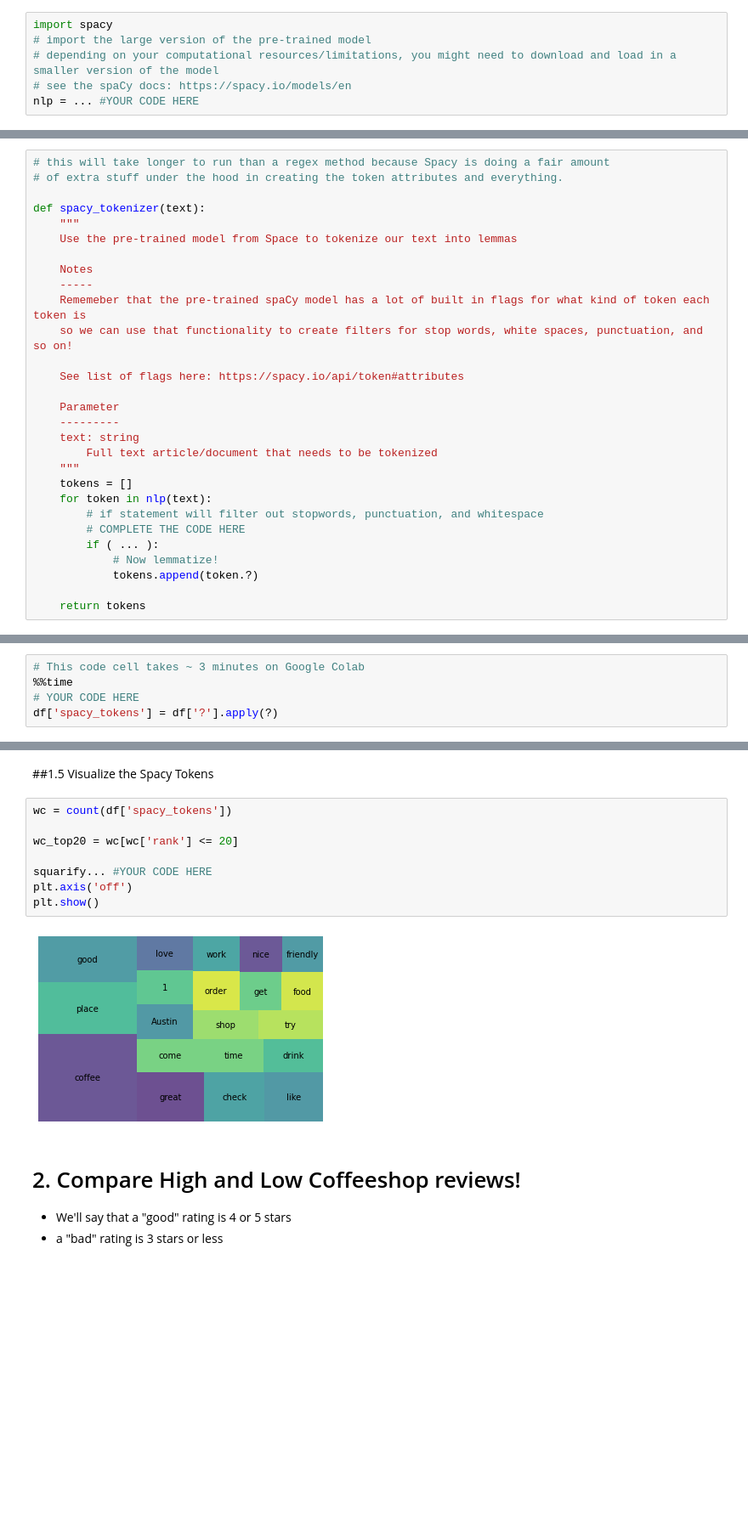
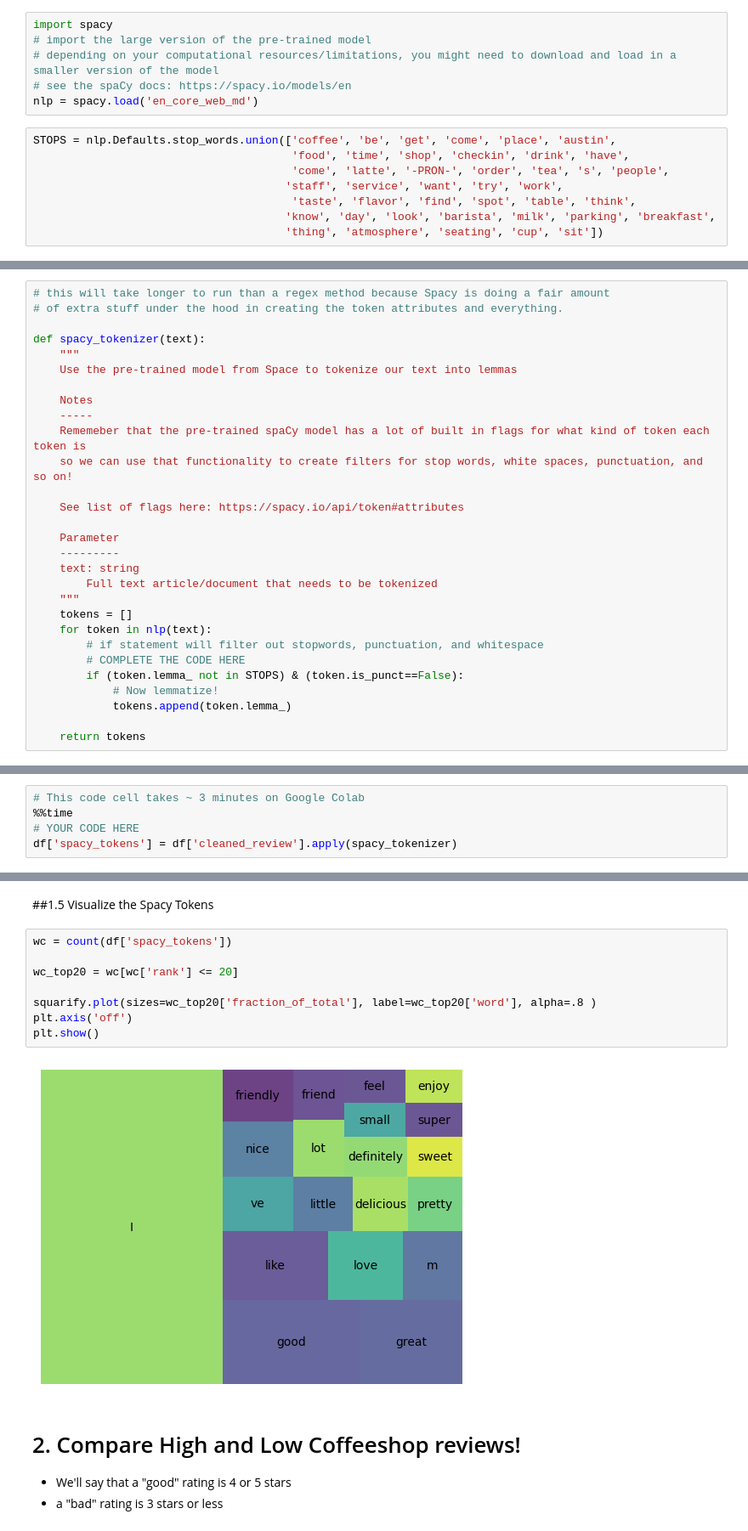
Before and after one commit to sikoh/Natural-Language-Processing, a Jupyter notebook: Text-Data/DS_Text_Data_Homework.ipynb, the cells around one changed output, grey strips where cells are left out. Shown at 85% size. Drawn from its saved outputs; the diff is of its cells as text; blank space fills up the shorter version.

```diff
--- a/Text-Data/DS_Text_Data_Homework.ipynb
+++ b/Text-Data/DS_Text_Data_Homework.ipynb
@@ -399,7 +417,15 @@ import spacy
 # import the large version of the pre-trained model
 # depending on your computational resources/limitations, you might need to download and load in a smaller version of the model
 # see the spaCy docs: https://spacy.io/models/en
-nlp = ... #YOUR CODE HERE
+nlp = spacy.load('en_core_web_md')
+# %%
+STOPS = nlp.Defaults.stop_words.union(['coffee', 'be', 'get', 'come', 'place', 'austin',
+                                       'food', 'time', 'shop', 'checkin', 'drink', 'have',
+                                       'come', 'latte', '-PRON-', 'order', 'tea', 's', 'people',
+                                      'staff', 'service', 'want', 'try', 'work',
+                                       'taste', 'flavor', 'find', 'spot', 'table', 'think',
+                                      'know', 'day', 'look', 'barista', 'milk', 'parking', 'breakfast',
+                                      'thing', 'atmosphere', 'seating', 'cup', 'sit'])
 # %% [markdown]
 ## Remove stop word, punctuation and whitespace from each token
 # %%
@@ -426,9 +452,9 @@ def spacy_tokenizer(text):
     for token in nlp(text):
         # if statement will filter out stopwords, punctuation, and whitespace
         # COMPLETE THE CODE HERE
-        if ( ... ):
+        if (token.lemma_ not in STOPS) & (token.is_punct==False):
             # Now lemmatize!
-            tokens.append(token.?)
+            tokens.append(token.lemma_)
 
     return tokens
 # %%
@@ -439,5 +469,5 @@ df['full_review_text'][10]
 # This code cell takes ~ 3 minutes on Google Colab
 %%time
 # YOUR CODE HERE
-df['spacy_tokens'] = df['?'].apply(?)
+df['spacy_tokens'] = df['cleaned_review'].apply(spacy_tokenizer)
 # %% [output]
@@ -457,13 +487,13 @@ df.head()
 # %%
 wc = count(df['spacy_tokens'])
 
 wc_top20 = wc[wc['rank'] <= 20]
 
-squarify... #YOUR CODE HERE
+squarify.plot(sizes=wc_top20['fraction_of_total'], label=wc_top20['word'], alpha=.8 )
 plt.axis('off')
 plt.show()
 # %% [output]
-[figure, old version]
+[figure, new version]
 # %% [markdown]
 # 2. Compare High and Low Coffeeshop reviews!
 
```
Also changed, not shown: parts of 12 cells of this notebook.
